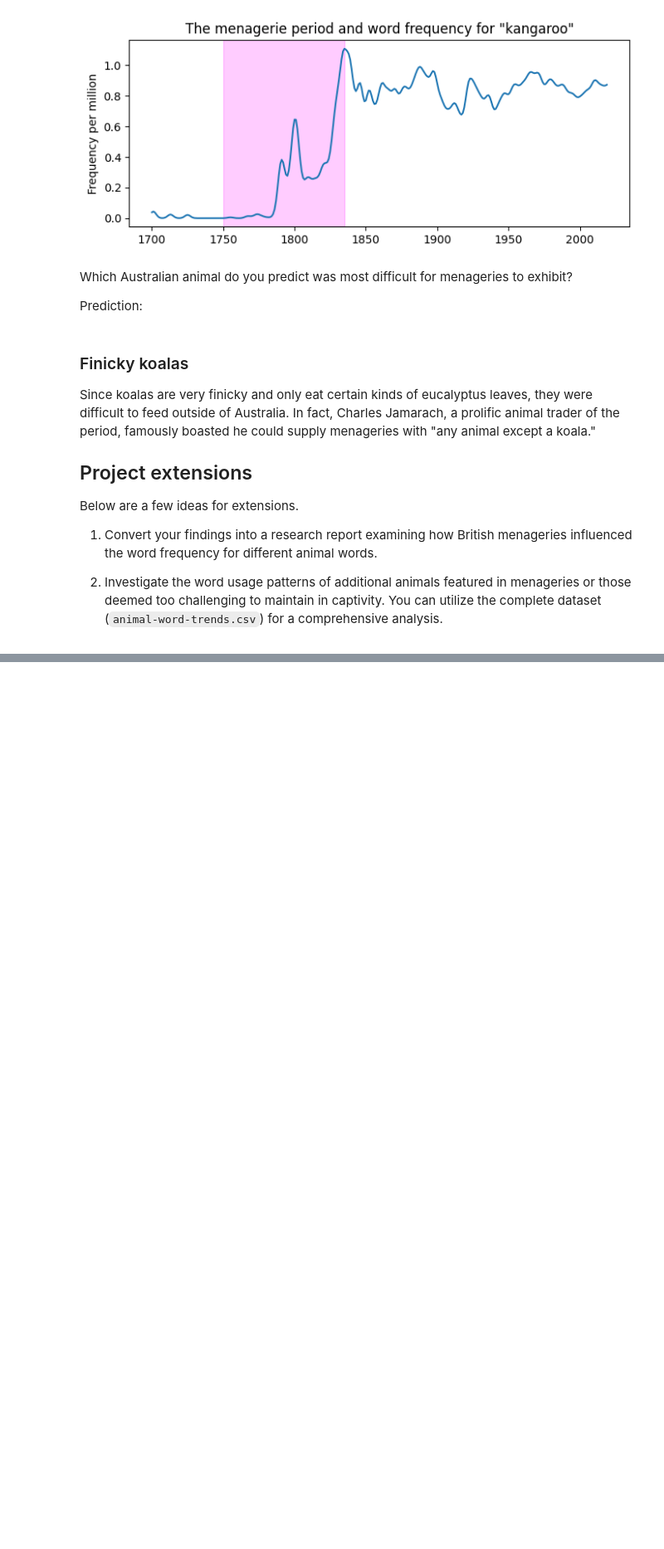
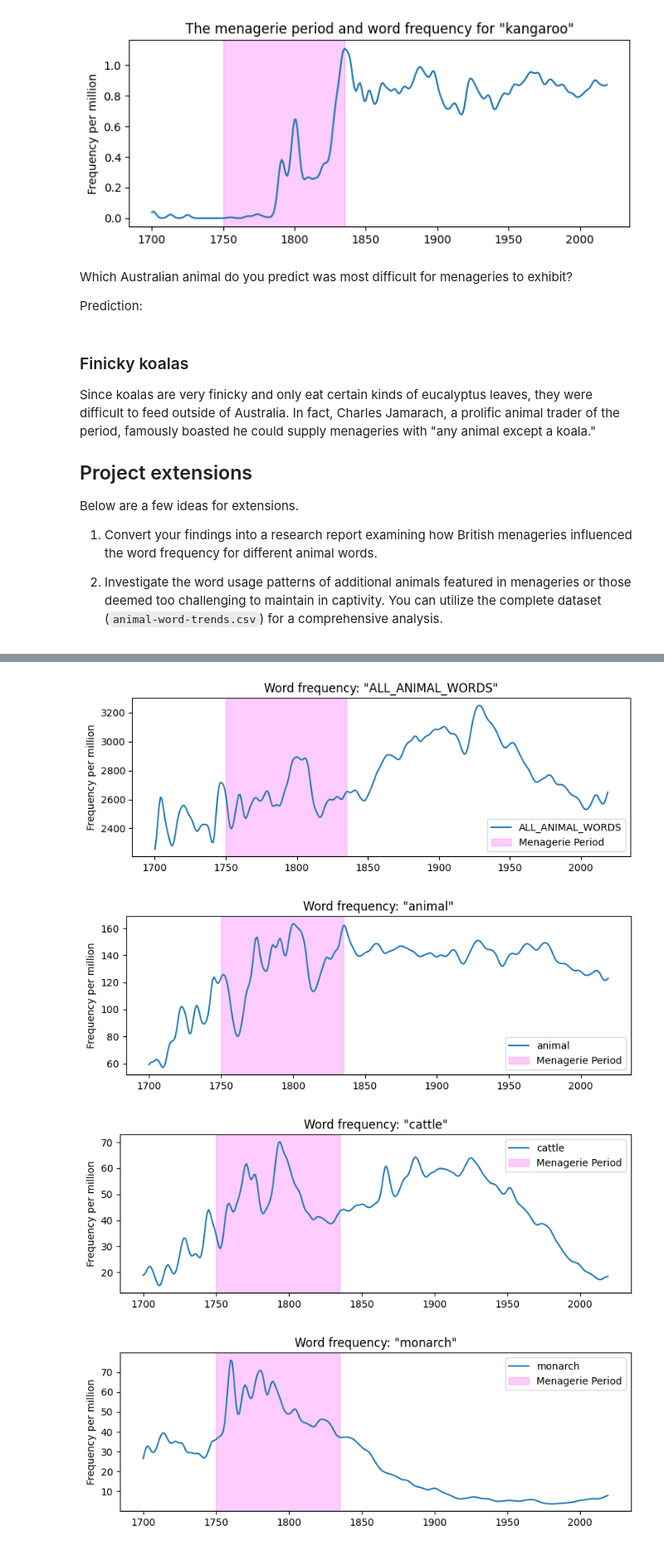
Before and after one commit to ojeduard/Data-Science-Essentials, a Jupyter notebook: Data_Storytelling/Start_Projects/any-animal-except-project/any-animal-except-project.ipynb, the cells around one changed output, grey strips where cells are left out. Shown at 83% size. Cells and saved outputs as stored; diff of their text form; code cells hidden in the pictures; blank space fills up the shorter version.

```diff
--- a/Data_Storytelling/Start_Projects/any-animal-except-project/any-animal-except-project.ipynb
+++ b/Data_Storytelling/Start_Projects/any-animal-except-project/any-animal-except-project.ipynb
@@ -119,0 +131,15 @@ Below are a few ideas for extensions.
+# %%
+df = pd.read_csv('animal-word-trends.csv')
+
+def period_label(y):
+    if 1700 <= y <= 1749:
+        return 'pre'
+    elif 1750 <= y <= 1835:
+        return 'menagerie'
+    elif 1836 <= y <= 2019:
+        return 'post'
+    else:
+        return 'outside'
+
+df = df[df['year'].between(1700, 2019)].copy()
+df['period'] = df['year'].apply(period_label)
@@ -119,0 +200,19 @@ Below are a few ideas for extensions.
+# %%
+def plot_menagerie_animal(animal):
+    plt.figure(figsize=(8, 3))
+    trend = df.query("word == @animal").sort_values('year')
+    plt.plot(trend['year'], trend['frequency'], label=animal)
+    plt.ylabel('Frequency per million')
+    plt.title(f'Word frequency: "{animal}"')
+    plt.axvspan(1750, 1835, color='magenta', alpha=0.2, label='Menagerie Period')
+    plt.legend()
+    plt.tight_layout()
+    plt.show()
+
+for w in top_words:
+    plot_menagerie_animal(w)
+# %% [output]
+[figure, added]
+[figure, added]
+[figure, added]
+[figure, added]
```
Also changed, not shown: parts of 5 cells of this notebook, 5 other files.
